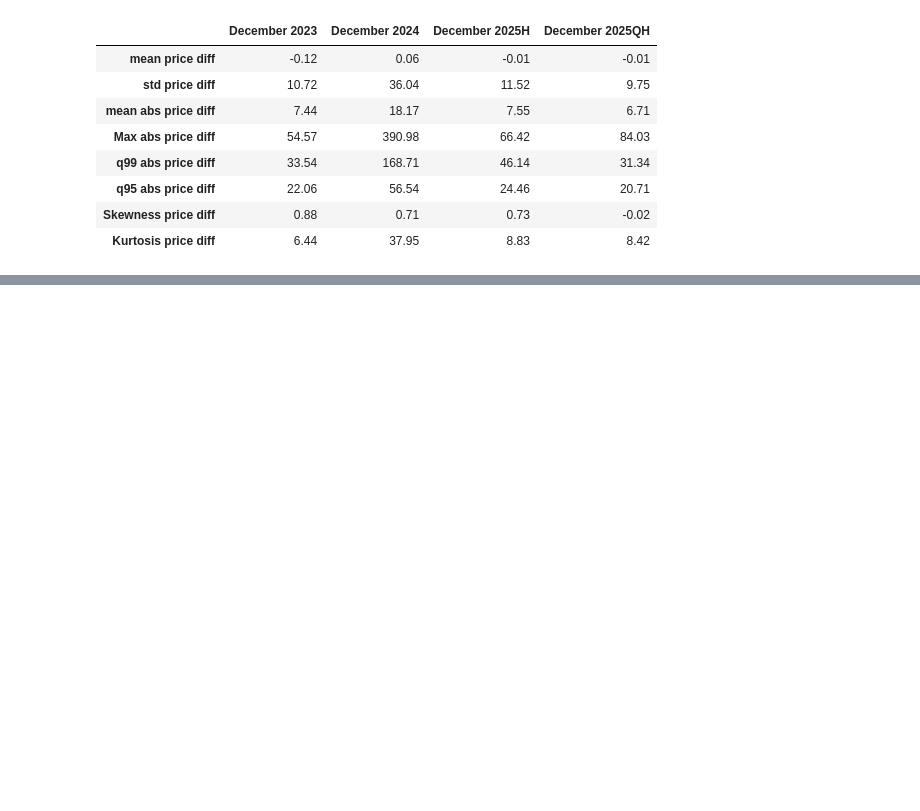
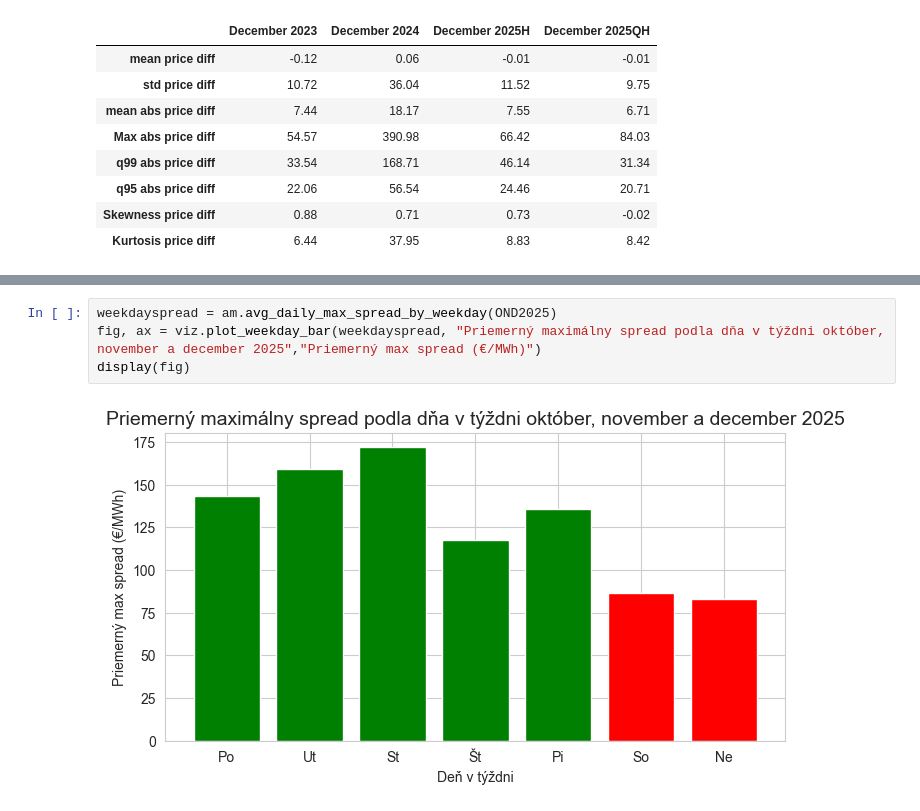
Before and after one commit to Michalzub/Bakalarka-Trh-s-energiou, a Jupyter notebook: printer.ipynb, the cells around one changed output, grey strips where cells are left out. Cells and saved outputs as stored; diff of their text form; blank space fills up the shorter version.

```diff
--- a/printer.ipynb
+++ b/printer.ipynb
@@ -144,0 +139,6 @@ display(fig)
+# %%
+weekdayspread = am.avg_daily_max_spread_by_weekday(OND2025)
+fig, ax = viz.plot_weekday_bar(weekdayspread, "Priemerný maximálny spread podla dňa v týždni október, november a december 2025","Priemerný max spread (€/MWh)")
+display(fig)
+# %% [output]
+[figure, added]
```
Also changed, not shown: parts of 4 cells of this notebook, 5 other files.
